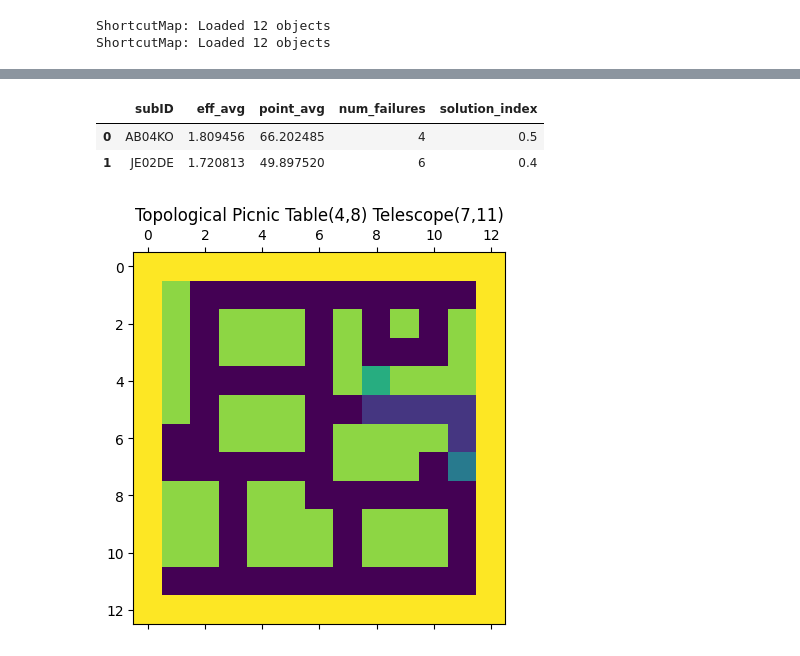
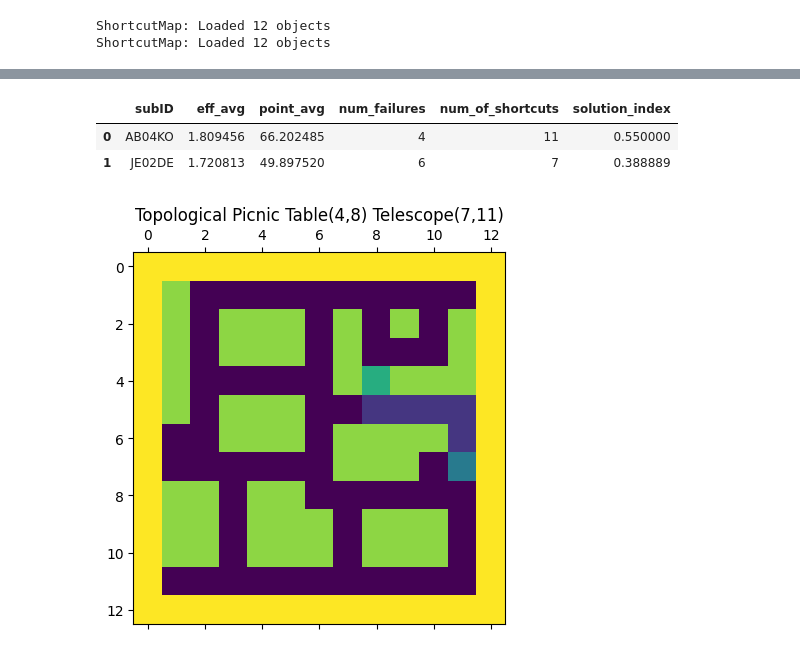
Before and after one commit to greasycat/NewDesktopDSP, a Jupyter notebook: main.ipynb, the cells around one changed output, grey strips where cells are left out. Saved outputs shown, nothing was run; the diff lists cells and outputs as text; code cells hidden in the pictures.

```diff
--- a/main.ipynb
+++ b/main.ipynb
@@ -33,11 +33,11 @@ import random
 # %%
 pd.set_option('display.max_column', 500)
 
-loader = Loader(data_dir="alldata", extra_dir="extra", image_dir="images")
+loader = Loader(data_dir="data", extra_dir="extra", image_dir="images")
 loader.load(learning=True)
 
 shortcut_map = ShortcutMap("extra/new_walls.csv", "extra/objects.csv", "extra/new_shortcuts.csv")
-learning_map = ShortcutMap("extra/learning_walls.csv", "extra/objects.csv", "extra/learning_shortcuts.csv")
+learning_map = ShortcutMap("extra/learning_walls.csv", "extra/objects.csv", "extra/learning_shortcuts.csv", learning=True)
 # %% [output]
 ShortcutMap: Loaded 12 objects
 ShortcutMap: Loaded 12 objects
@@ -61,5 +117,6 @@ frechet_distances = movement_analyzer.calculate_frechet_for_all_subjects()
 # %%
 frechet_table = pd.DataFrame.from_dict(frechet_distances).transpose()
+
 
 # assume your data is stored in a pandas DataFrame called df
 # with participant names as index and trial numbers as columns
@@ -76,11 +133,11 @@ def process_each_subject(row):
 
 # use pandas' apply method to apply the is_shortest function to each row of the DataFrame
 # then use pandas' sum method to count the number of rows where failure == 0 and shortcut is the minimum value
-solution_index = frechet_table.apply(lambda row: row.apply(is_shortest).sum(), axis=1)/20
+num_of_shortcuts = frechet_table.apply(lambda row: row.apply(is_shortest).sum(), axis=1)
 
 # change the row indexing to a column
-solution_index = solution_index.reset_index()
+num_of_shortcuts = num_of_shortcuts.reset_index()
 # change the only column name to 'solution_index'
-solution_index = solution_index.rename(columns={0:'solution_index'})
-solution_index
+num_of_shortcuts = num_of_shortcuts.rename(columns={0: 'num_of_shortcuts'})
+num_of_shortcuts
 # %% [output]
@@ -105,11 +182,12 @@ dsp_sub
 # %%
 # merge solution_index with dsp_sub using column 'subID' in dsp_sub and 'index' in frechet_table but do not keep the index column in frechet_table
-dsp_sub = dsp_sub.merge(solution_index, left_on='subID', right_on='index').drop('index', axis=1)
+dsp_sub = dsp_sub.merge(num_of_shortcuts, left_on='subID', right_on='index').drop('index', axis=1)
+dsp_sub['solution_index'] = dsp_sub["num_of_shortcuts"]/(24-dsp_sub['num_failures'])
 dsp_sub
 # %% [output]
-|  | subID | eff_avg | point_avg | num_failures | solution_index |
-| 0 | AB04KO | 1.809456 | 66.202485 | 4 | 0.5 |
-| 1 | JE02DE | 1.720813 | 49.897520 | 6 | 0.4 |
+|  | subID | eff_avg | point_avg | num_failures | num_of_shortcuts | solution_index |
+| 0 | AB04KO | 1.809456 | 66.202485 | 4 | 11 | 0.550000 |
+| 1 | JE02DE | 1.720813 | 49.897520 | 6 | 7 | 0.388889 |
 # %%
 dsp_sub.to_csv("dsp_sub.csv",index=False)
 # %%
```
Also changed, not shown: parts of 5 cells of this notebook, 10 other files.
